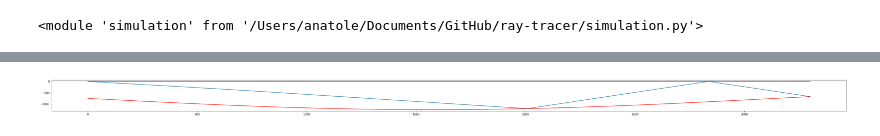
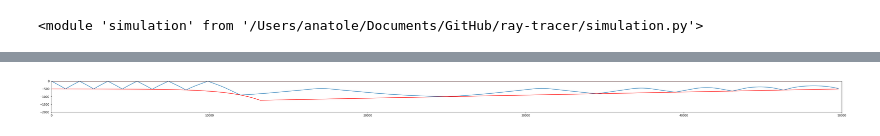
Before and after one commit to ahernot/ray-tracer, a Jupyter notebook: tests.ipynb, the cells around one changed output, grey strips where cells are left out. Saved outputs shown, nothing was run; the diff lists cells and outputs as text; code cells hidden in the pictures.

```diff
--- a/tests.ipynb
+++ b/tests.ipynb
@@ -23,7 +23,7 @@ reload(Env)
 # floor = lambda x: -550 * np.ones_like(x)
 floor = lambda x: -0.27 * x - 500
 floor = lambda x: np.maximum(-1 * np.exp(0.0005 * x) - 500, -1500 + 0.02*x)
-floor = lambda x: -500 * np.sin(0.001 * x) - 750
+# floor = lambda x: -500 * np.sin(0.001 * x) - 750
 ceiling = lambda x: 0 * np.ones_like(x)
 
 env = Env.Environment2D(
@@ -43,12 +56,12 @@ DEBUG: Backpropagation
 # %%
 plt.figure(figsize=(50, 2))
 plt.plot(ray.XZ[:,0], ray.XZ[:,1])
 plt.plot(ray.XZ[:,0], ceiling(ray.XZ[:,0]), c='red')
 plt.plot(ray.XZ[:,0], floor(ray.XZ[:,0]), c='red')
 # plt.xlim((env.range_min.x, env.range_max.x))
 # plt.ylim((env.range_min.z, env.range_max.z))
-# plt.xlim((0, 50000))
-# plt.ylim((-2000, 0))
+plt.xlim((0, 50000))
+plt.ylim((-2000, 0))
 plt.show()
 # %% [output]
-[figure, old version]
+[figure, new version]
```
Also changed, not shown: parts of 1 cell of this notebook, 1 other file.
